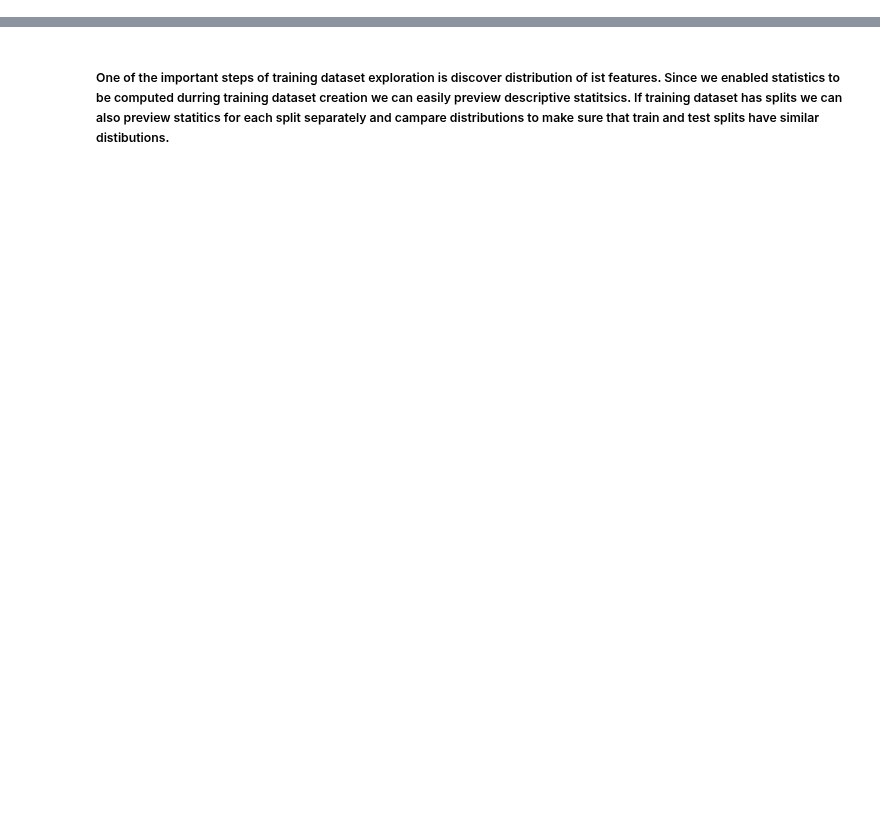
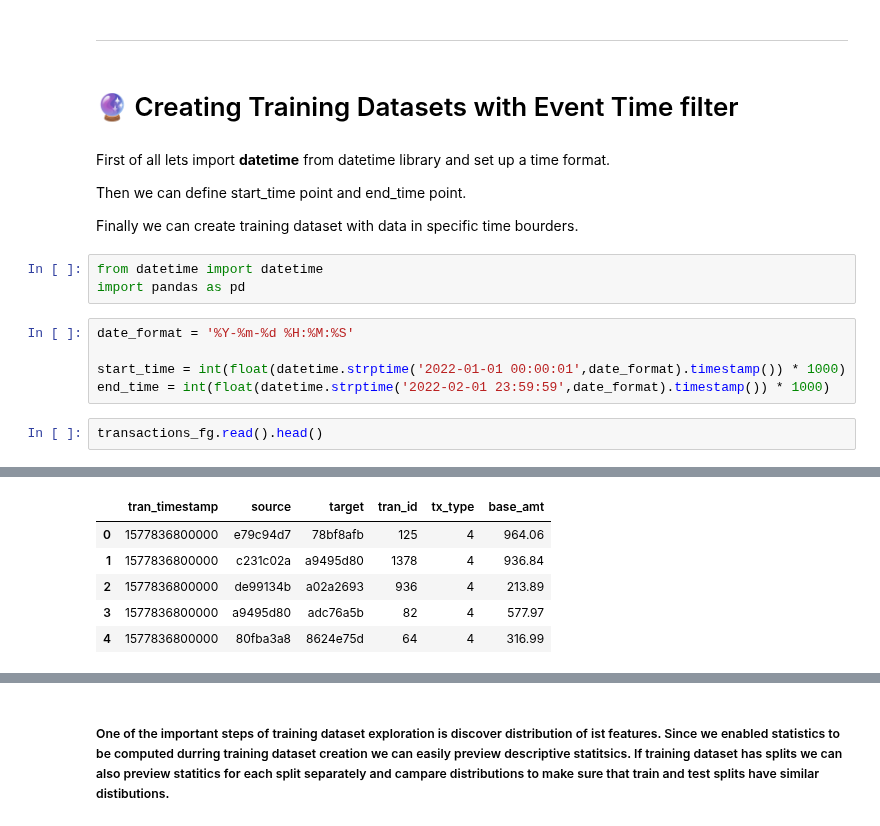
Before and after one commit to logicalclocks/aml_end_to_end, a Jupyter notebook: 2_prep_training_dataset_for_embeddings.ipynb, the cells around one changed output, grey strips where cells are left out. Drawn from its saved outputs; the diff is of its cells as text; blank space fills up the shorter version.

```diff
--- a/2_prep_training_dataset_for_embeddings.ipynb
+++ b/2_prep_training_dataset_for_embeddings.ipynb
@@ -269,0 +201,21 @@ alert_nodes_fg.save(alert_nodes_df)
+# %% [markdown]
+---
+# %% [markdown]
+# 🔮 Creating Training Datasets with Event Time filter
+# %% [markdown]
+First of all lets import **datetime** from datetime library and set up a time format.
+
+Then we can define start_time point and end_time point.
+
+Finally we can create training dataset with data in specific time bourders.
+# %%
+from datetime import datetime
+import pandas as pd
+# %%
+date_format = '%Y-%m-%d %H:%M:%S'
+
+start_time = int(float(datetime.strptime('2022-01-01 00:00:01',date_format).timestamp()) * 1000)
+end_time = int(float(datetime.strptime('2022-02-01 23:59:59',date_format).timestamp()) * 1000)
+# %%
+transactions_fg.read().head()
+# %% [output]
@@ -269,0 +225,6 @@ alert_nodes_fg.save(alert_nodes_df)
+|  | tran_timestamp | source | target | tran_id | tx_type | base_amt |
+| 0 | 1577836800000 | e79c94d7 | 78bf8afb | 125 | 4 | 964.06 |
+| 1 | 1577836800000 | c231c02a | a9495d80 | 1378 | 4 | 936.84 |
+| 2 | 1577836800000 | de99134b | a02a2693 | 936 | 4 | 213.89 |
+| 3 | 1577836800000 | a9495d80 | adc76a5b | 82 | 4 | 577.97 |
+| 4 | 1577836800000 | 80fba3a8 | 8624e75d | 64 | 4 | 316.99 |
```
Also changed, not shown: parts of 75 cells of this notebook, 6 other files.
